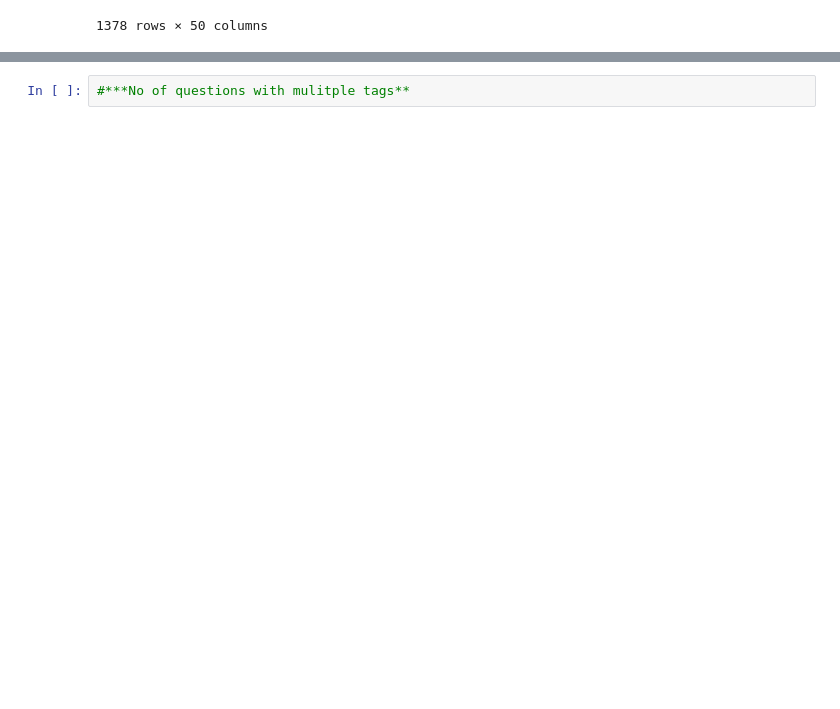
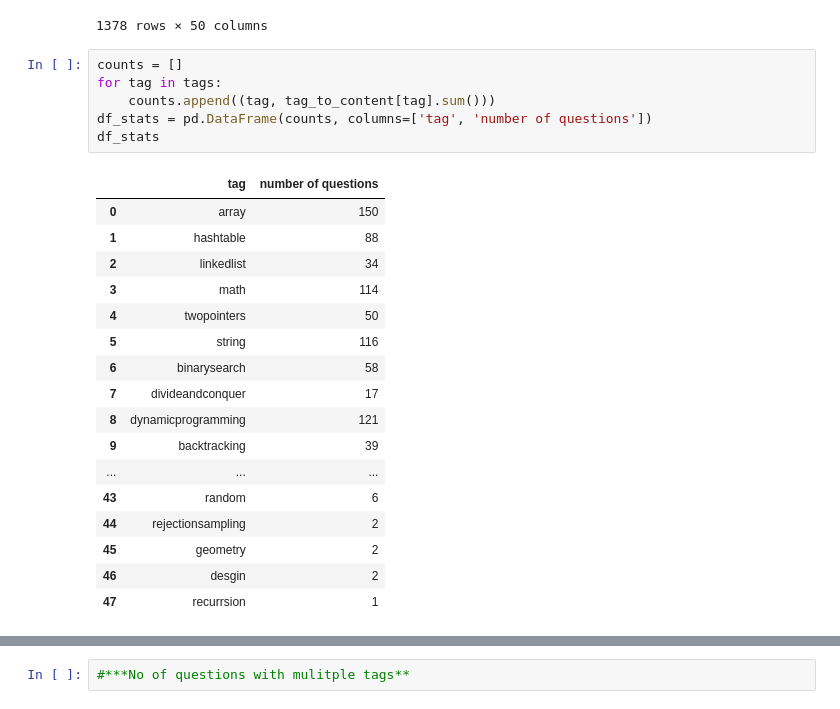
Before and after one commit to shashisp/multi_label, a Jupyter notebook: multi_label.ipynb, the cells around one changed output, grey strips where cells are left out. Drawn from its saved outputs; the diff is of its cells as text; blank space fills up the shorter version.

```diff
--- a/multi_label.ipynb
+++ b/multi_label.ipynb
@@ -105,4 +105,28 @@ tag_to_content
 | 1376 | greedy | We are given an array A of N lowe... | 0 | 0 | 0 | 0 | 0 | 0 | 0 | ... |
 | 1377 | dynamicprogramming | You are installing a billboard an... | 0 | 0 | 0 | 0 | 0 | 0 | 0 | ... |
 1378 rows × 50 columns
+# %%
+counts = []
+for tag in tags:
+    counts.append((tag, tag_to_content[tag].sum()))
+df_stats = pd.DataFrame(counts, columns=['tag', 'number of questions'])
+df_stats
+# %% [output]
+|  | tag | number of questions |
+| 0 | array | 150 |
+| 1 | hashtable | 88 |
+| 2 | linkedlist | 34 |
+| 3 | math | 114 |
+| 4 | twopointers | 50 |
+| 5 | string | 116 |
+| 6 | binarysearch | 58 |
+| 7 | divideandconquer | 17 |
+| 8 | dynamicprogramming | 121 |
+| 9 | backtracking | 39 |
+| ... | ... | ... |
+| 43 | random | 6 |
+| 44 | rejectionsampling | 2 |
+| 45 | geometry | 2 |
+| 46 | desgin | 2 |
+| 47 | recurrsion | 1 |
 # %%
```
Also changed, not shown: parts of 10 cells of this notebook.
